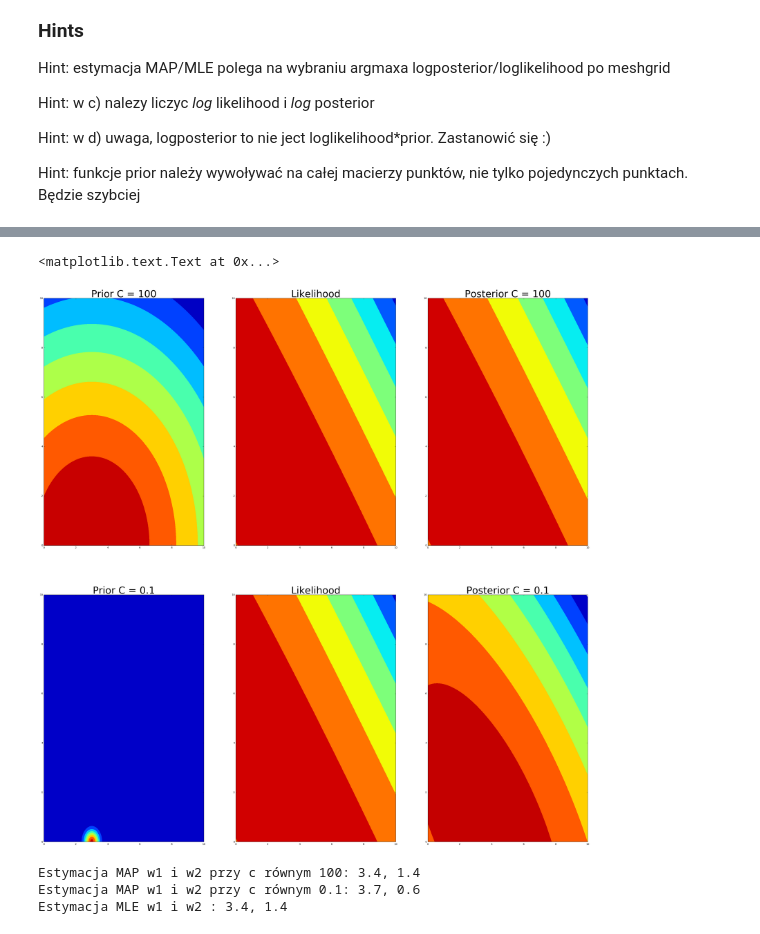
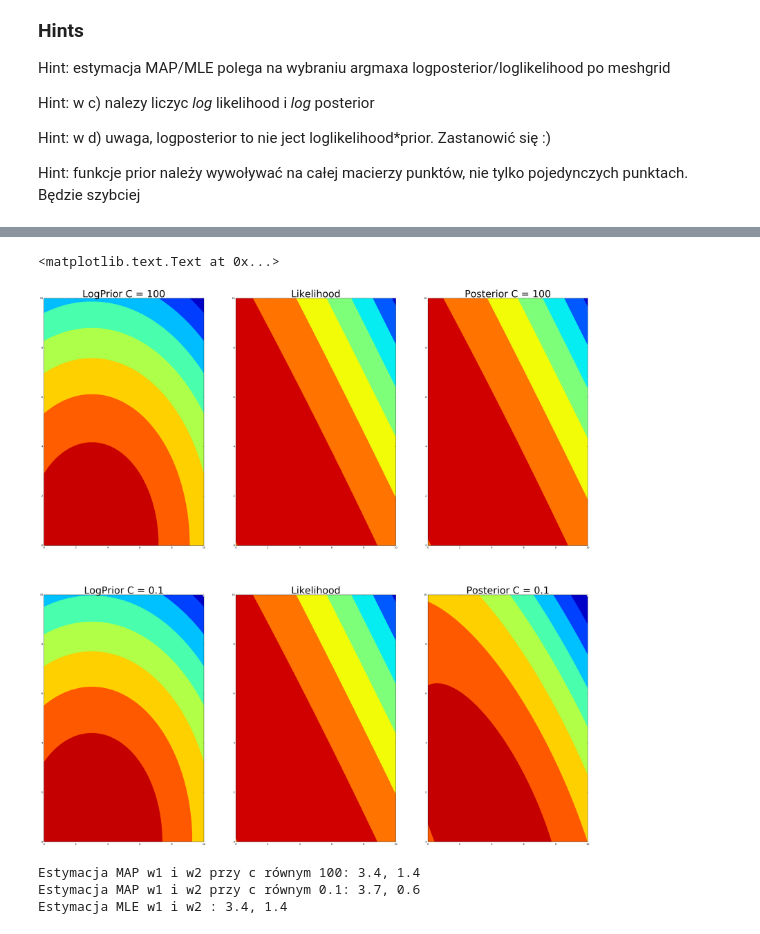
Before and after one commit to klasocha/ml_notebooks, a Jupyter notebook: L3a.ipynb, the cells around one changed output, grey strips where cells are left out. Cells and saved outputs as stored; diff of their text form; code cells hidden in the pictures.

```diff
--- a/L3a.ipynb
+++ b/L3a.ipynb
@@ -135,6 +135,11 @@ for i in range(100):
     for j in range(100):
         prior_100[j,i] = prior(np.mat([0.88, x[i],y[j]]), 100)
 
+
+prior_1 = np.zeros([100,100])
+for i in range(100):
+    for j in range(100):
+        prior_1[j,i] = prior(np.mat([0.88, x[i],y[j]]), 1)
 
 prior_01 = np.zeros([100,100])
 for i in range(100):
@@ -161,32 +180,32 @@ for i in range(100):
 # %%
 fig = plt.figure(1, figsize = (40, 40))
 
 plt.subplot(2,3,1)
-plt.contourf(x,y,prior_100)
-plt.title("Prior C = 100", fontsize=40)
+plt.contourf(x,y,np.log(prior_100))
+plt.title("LogPrior C = 100", fontsize=40)
 
 plt.subplot(2,3,2)
 plt.contourf(x,y,likelihood)
 plt.title("Likelihood", fontsize=40)
 
 plt.subplot(2,3,3)
 plt.contourf(x,y,posterior_100)
 plt.title("Posterior C = 100", fontsize=40)
 
 plt.subplot(2,3,4)
-plt.contourf(x,y,prior_01)
-plt.title("Prior C = 0.1", fontsize=40)
+plt.contourf(x,y,np.log(prior_01))
+plt.title("LogPrior C = 0.1", fontsize=40)
 
 plt.subplot(2,3,5)
 plt.contourf(x,y,likelihood)
 plt.title("Likelihood", fontsize=40)
 
 plt.subplot(2,3,6)
 plt.contourf(x,y,posterior_01)
 plt.title("Posterior C = 0.1", fontsize=40)
 # %% [output]
 <matplotlib.text.Text at 0x...>
-[figure, old version]
+[figure, new version]
 # %%
 MAP_100 = np.where(posterior_100 == posterior_100.max())
 MAP_01 = np.where(posterior_01 == posterior_01.max())
```
Also changed, not shown: parts of 1 cell of this notebook, 2 other files.
